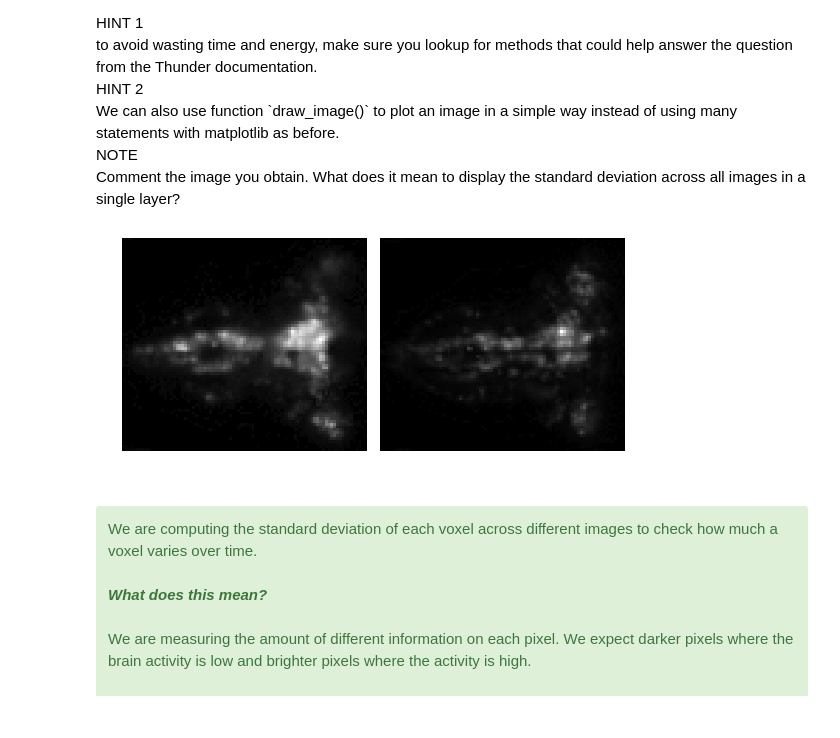
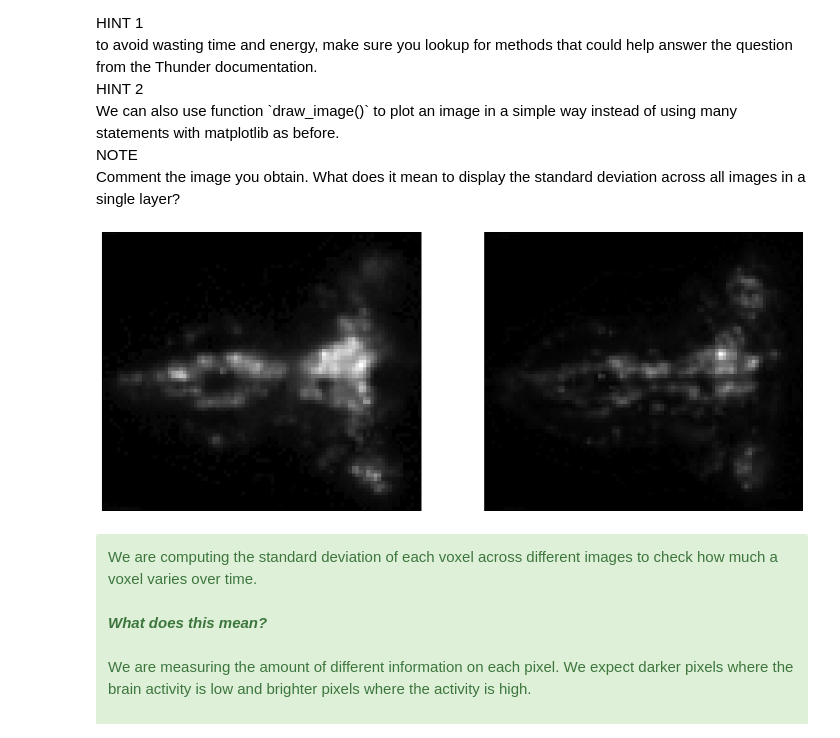
Before and after one commit to alegaballo/AML, a Jupyter notebook: [Lecture 11+12] Analyzing Neuroimaging Data with PySpark and Thunder.ipynb, the cells around one changed output. Drawn from its saved outputs; the diff is of its cells as text; code cells hidden in the pictures.

```diff
--- a/[Lecture 11+12] Analyzing Neuroimaging Data with PySpark and Thunder.ipynb
+++ b/[Lecture 11+12] Analyzing Neuroimaging Data with PySpark and Thunder.ipynb
@@ -207,15 +207,14 @@ Calculate the standard deviation across all images you have in `image_data` (tha
 # %%
 ####!@SOLUTION@!####
 # calculate standard deviation of images
 std_imgs = image_data.std()
 first_layer_std = std_imgs[:, 0]
 second_layer_std = std_imgs[:, 1]
 # x=draw_image(first)
 # y=draw_image(second)
-draw_tile(std_imgs);
-plot_layers_row([first_layer_std, second_layer_std],title=["",""])
+plot_layers_row([first_layer_std, second_layer_std], 2,title=["",""])
 # %% [output]
-[figure, old version]
+[figure, new version]
 # %% [markdown]
 <div class="alert alert-success">
 We are computing the standard deviation of each voxel across different images to check how much a voxel varies over time.
```
Also changed, not shown: parts of 50 cells of this notebook.
